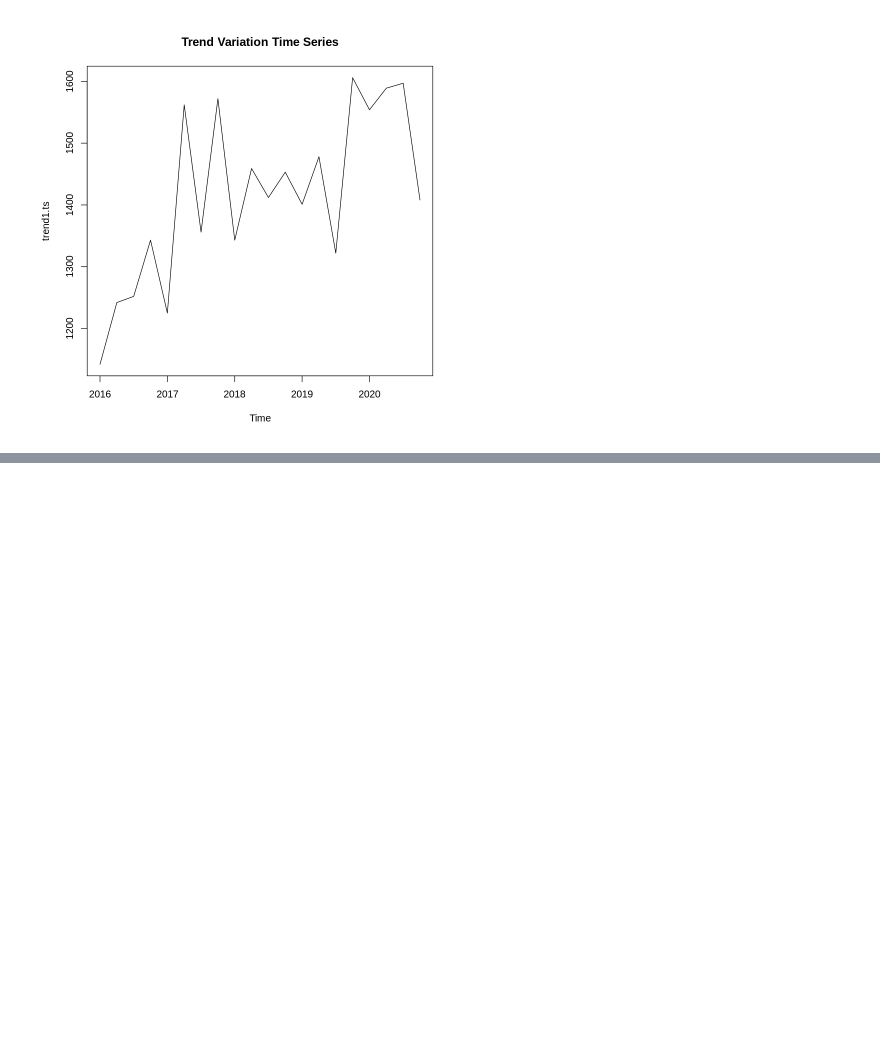
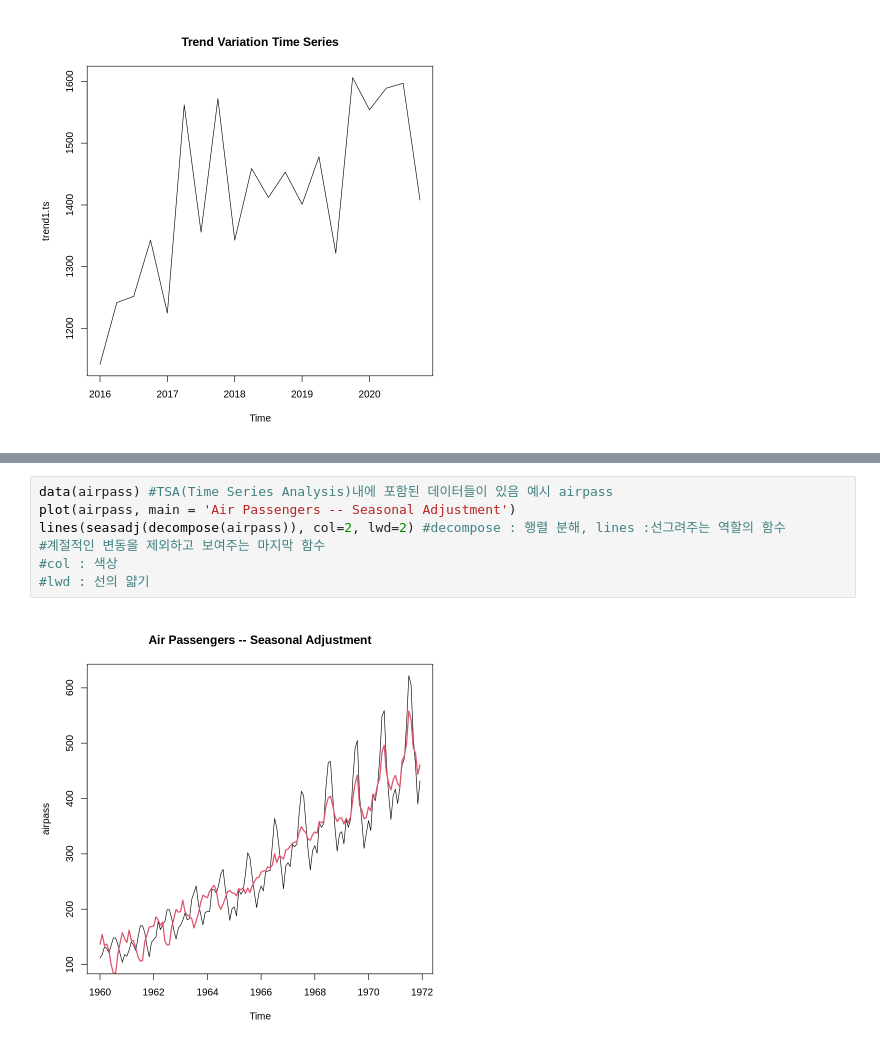
Before and after one commit to zirzirlove96/AI_Project, a Jupyter notebook: AI_Project_Practice.ipynb, the cells around one changed output, grey strips where cells are left out. Saved outputs shown, nothing was run; the diff lists cells and outputs as text; blank space fills up the shorter version.

```diff
--- a/AI_Project_Practice.ipynb
+++ b/AI_Project_Practice.ipynb
@@ -82,0 +110,9 @@ plot(trend1.ts, main = 'Trend Variation Time Series')
+# %%
+data(airpass) #TSA(Time Series Analysis)내에 포함된 데이터들이 있음 예시 airpass
+plot(airpass, main = 'Air Passengers -- Seasonal Adjustment')
+lines(seasadj(decompose(airpass)), col=2, lwd=2) #decompose : 행렬 분해, lines :선그려주는 역할의 함수
+#계절적인 변동을 제외하고 보여주는 마지막 함수
+#col : 색상
+#lwd : 선의 얇기
+# %% [output]
+[figure, added]
```
Also changed, not shown: parts of 3 cells of this notebook.
